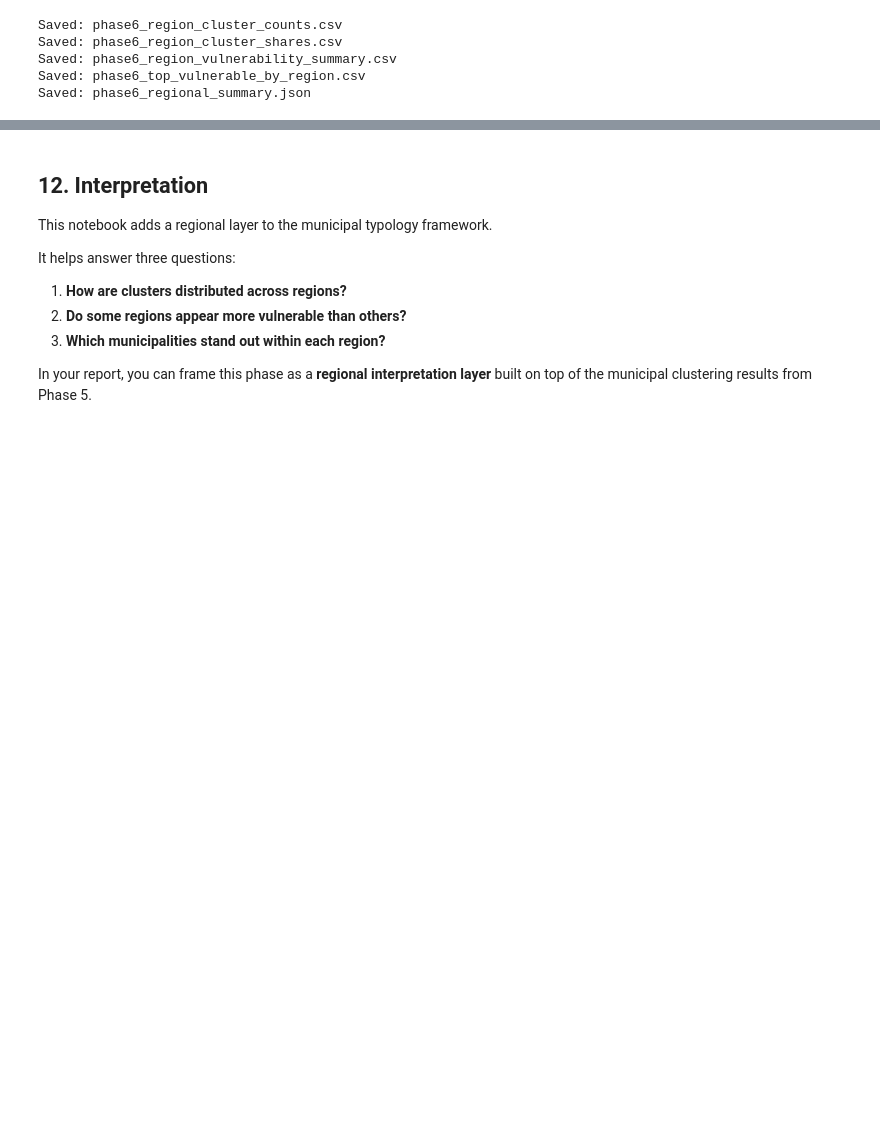
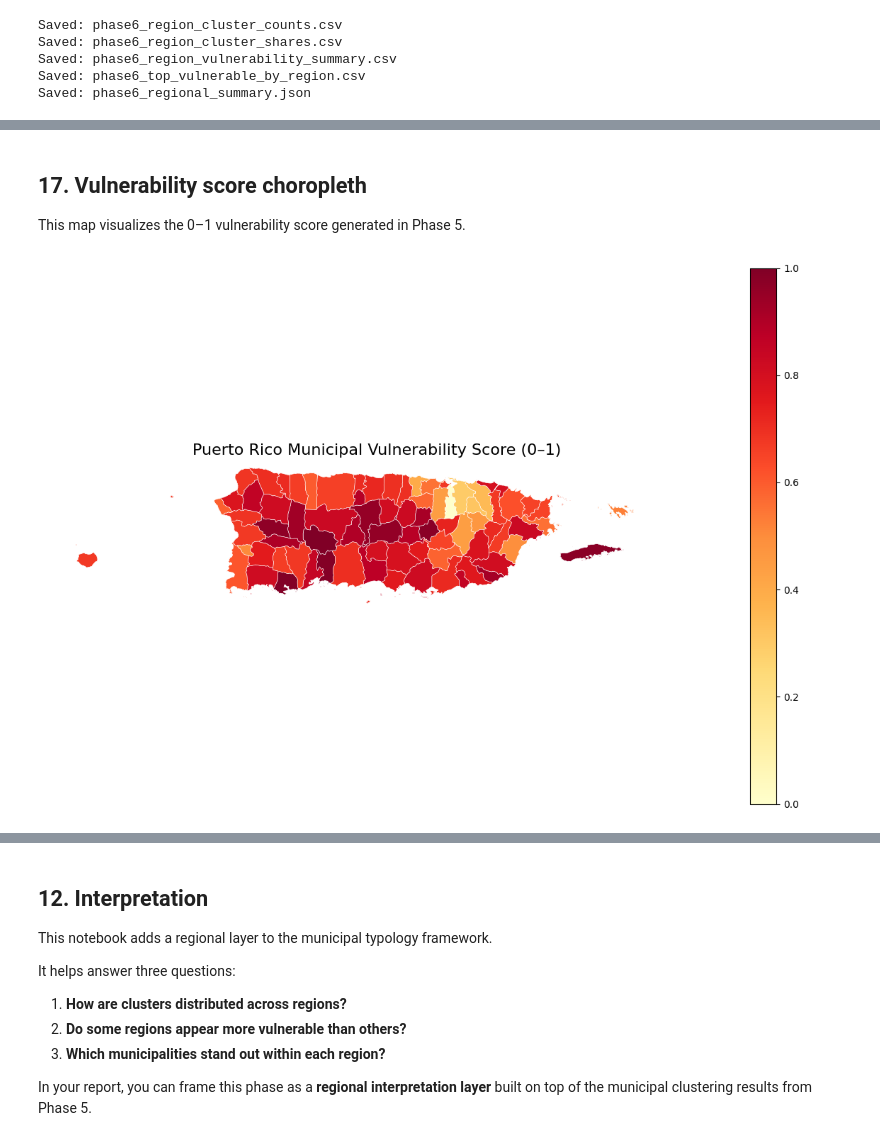
Before and after one commit to Venettov/CAPSTONE_DATA_SCIENCE_RIVERARUIZ, a Jupyter notebook: analysis/Phase6_Regional_Cluster_Analysis.ipynb, the cells around one changed output, grey strips where cells are left out. Saved outputs shown, nothing was run; the diff lists cells and outputs as text; code cells hidden in the pictures; blank space fills up the shorter version.

```diff
--- a/analysis/Phase6_Regional_Cluster_Analysis.ipynb
+++ b/analysis/Phase6_Regional_Cluster_Analysis.ipynb
@@ -385,0 +433,21 @@ Saved: phase6_regional_summary.json
+# %%
+# Change this if your geometry file uses a different municipality field name
+geo_muni_col = "name"
+
+if geo_muni_col not in gdf.columns:
+    raise ValueError(
+        f"Column '{geo_muni_col}' not found in the geometry file. "
+        "Update geo_muni_col after checking the geometry columns above."
+    )
+
+# Standardize municipality names
+gdf["municipio_merge"] = gdf[geo_muni_col].astype(str).str.strip()
+df["municipio_merge"] = df["municipio"].astype(str).str.strip()
+
+# Merge geometry with Phase 6 outputs
+map_gdf = gdf.merge(df, on="municipio_merge", how="left")
+
+print("Merged map shape:", map_gdf.shape)
+print("Rows with missing region after merge:", map_gdf["region"].isna().sum())
+
+map_gdf[["municipio_merge", "region", "vulnerability_score_0_1"]].head()
@@ -385,0 +539,22 @@ Saved: phase6_regional_summary.json
+# %% [markdown]
+## 17. Vulnerability score choropleth
+
+This map visualizes the 0–1 vulnerability score generated in Phase 5.
+# %%
+fig, ax = plt.subplots(figsize=(12, 8))
+map_gdf.plot(
+    column="vulnerability_score_0_1",
+    cmap="YlOrRd",
+    linewidth=0.4,
+    edgecolor="white",
+    legend=True,
+    ax=ax,
+    missing_kwds={"color": "#d9d9d9", "label": "Missing"}
+)
+
+ax.set_title("Puerto Rico Municipal Vulnerability Score (0–1)", fontsize=16)
+ax.axis("off")
+plt.tight_layout()
+plt.show()
+# %% [output]
+[figure, added]
```
Also changed, not shown: parts of 17 cells of this notebook, 16 other files.
